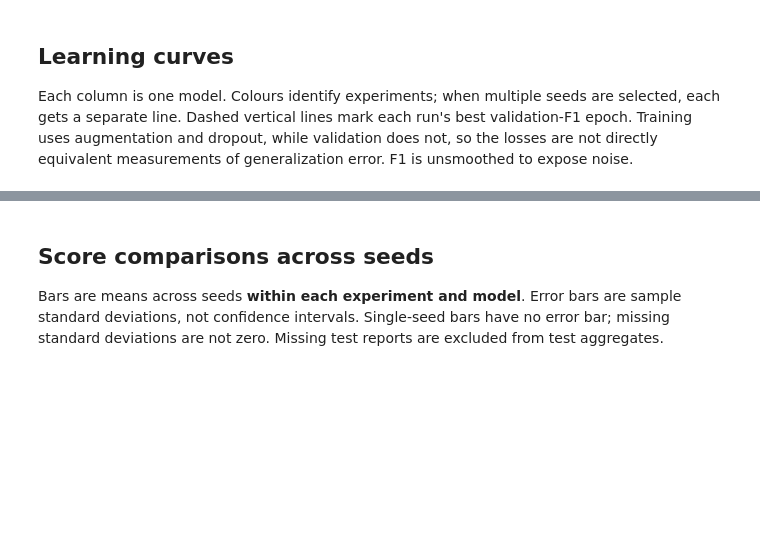
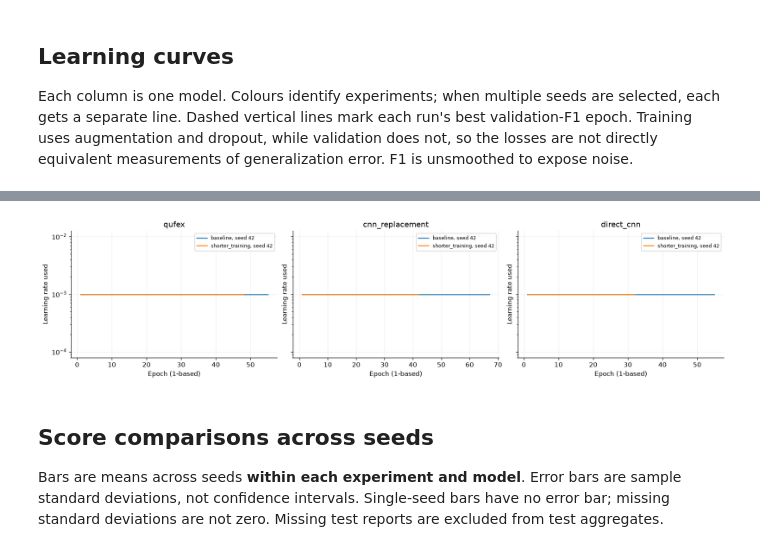
Before and after one commit to ISSA-QMLA/qufex-images-classification, a Jupyter notebook: notebooks/03-results-analysis.ipynb, the cells around one changed output, grey strips where cells are left out. Drawn from its saved outputs; the diff is of its cells as text; code cells hidden in the pictures; blank space fills up the shorter version.

```diff
--- a/notebooks/03-results-analysis.ipynb
+++ b/notebooks/03-results-analysis.ipynb
@@ -25,18 +25,19 @@ import matplotlib.pyplot as plt
 import matplotlib.image as mpimg
 from IPython.display import display
 
-ROOT = next((p for p in (Path.cwd(), *Path.cwd().parents)
-             if (p / 'configs' / 'experiments.toml').is_file()), Path.cwd())
+ROOT = Path().cwd().parent
 plt.rcParams.update({'figure.dpi': 120, 'axes.spines.top': False,
                      'axes.spines.right': False, 'font.size': 10})
 pd.set_option('display.max_columns', 25)
 # %%
 # EDIT THIS CELL. On a laptop, change ARTIFACT_ROOT to your downloaded artifact folder.
-ARTIFACT_ROOT = Path('/data/qmla/famato') if Path('/data/qmla/famato').exists() else ROOT
-RESULTS_ROOT = ARTIFACT_ROOT / 'results'
+ARTIFACT_ROOT = ROOT
+RESULTS_ROOT = ROOT / 'results'
 EXPERIMENTS = {
-    'baseline': ARTIFACT_ROOT / 'runs' / 'full128_array_12546',
+    'baseline': ARTIFACT_ROOT / 'runs' / 'full128_array_12554',
+    'shorter_training': ARTIFACT_ROOT / 'runs' / 'full128_array_12546',
     # 'longer_training': ARTIFACT_ROOT / 'runs' / 'full128_array_NEW_JOB_ID',
+    # 'lr_decay': ARTIFACT_ROOT / 'runs' / 'full128_array_DECAY_JOB_ID',
 }
 REFERENCE_EXPERIMENT = 'baseline'
 SHOW_TEST_RESULTS = True  # Descriptive reporting only; tune using validation.
@@ -133,6 +134,8 @@ for experiment, run_root in EXPERIMENTS.items():
                    parameters=runtime.get('parameter_count', np.nan),
                    batch_size=config['training']['batch_size'],
                    learning_rate=config['training']['learning_rate'],
+                   scheduler=config.get('scheduler', {}).get('name', 'none'),
+                   scheduler_monitor=config.get('scheduler', {}).get('monitor', 'macro_f1'),
                    run_dir=str(run_dir), test_accuracy=np.nan, test_macro_f1=np.nan,
                    test_balanced_accuracy=np.nan)
         result_dir = evaluation_path(run_dir, config) if SHOW_TEST_RESULTS else None
@@ -221,3 +252,36 @@ plt.show()
+# %%
+fig, axes = plt.subplots(1, len(model_order), figsize=(5 * len(model_order), 3.5),
+                         squeeze=False, sharey=True, constrained_layout=True)
+for ax, model in zip(axes[0], model_order):
+    for row in runs[runs.model == model].itertuples():
+        key = (row.experiment, model, row.seed)
+        h = histories[key]
+        if 'learning_rate' in h:
+            rates = h.learning_rate.copy()
+            if row.scheduler == 'none':
+                rates = rates.fillna(row.learning_rate)
+        elif row.scheduler == 'none':
+            rates = pd.Series(row.learning_rate, index=h.index)
+        else:
+            warnings.warn(f'No learning-rate history for scheduled run {key}')
+            continue
+        if rates.isna().any():
+            warnings.warn(f'Incomplete learning-rate history for {key}')
+        if (rates <= 0).any():
+            warnings.warn(f'Non-positive learning rates omitted from log plot for {key}')
+        ax.step(h.epoch_display, rates.where(rates > 0), where='post',
+                color=colours[row.experiment], label=f'{row.experiment}, seed {row.seed}')
+    ax.set_title(model)
+    ax.set_xlabel('Epoch (1-based)')
+    ax.set_ylabel('Learning rate used')
+    ax.set_yscale('log')
+    ax.grid(alpha=0.2)
+    if ax.lines:
+        ax.legend(fontsize=8)
+figures['learning_rates'] = fig
+plt.show()
+# %% [output]
+[figure, added]
 # %% [markdown]
 ## Score comparisons across seeds
 
```
Also changed, not shown: parts of 9 cells of this notebook, 1 other file.
